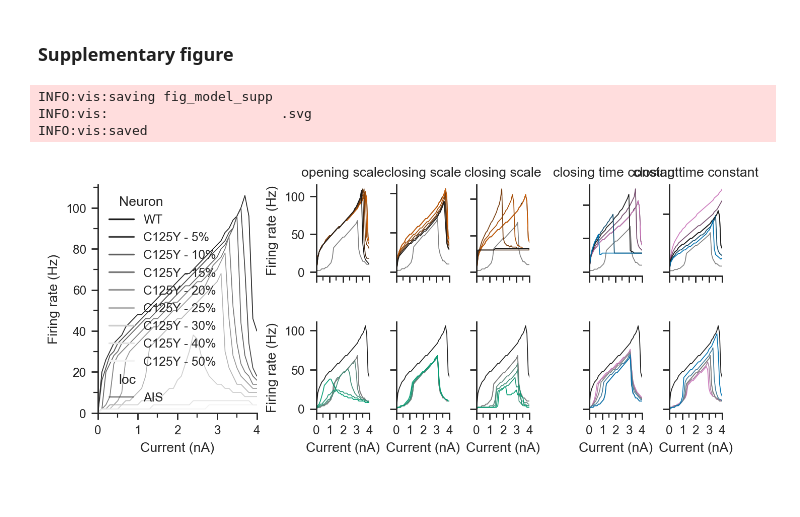
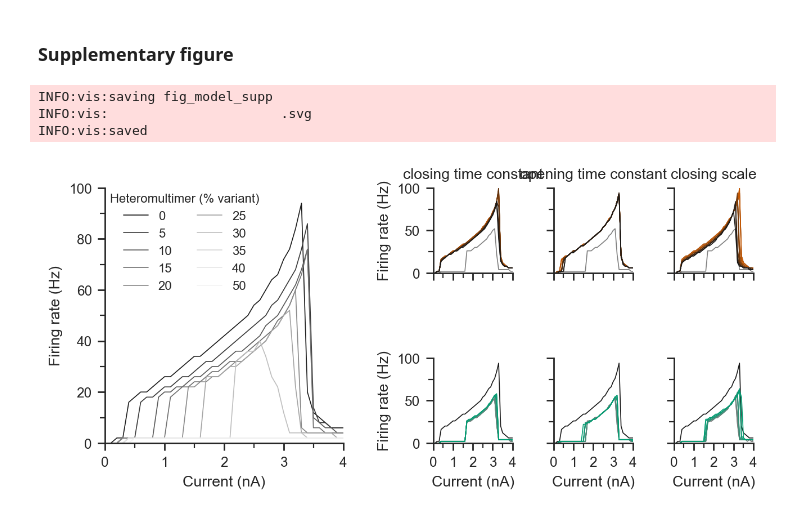
Before and after one commit to ChrisCurrin/pv-kcnc2, a Jupyter notebook: notebook.ipynb, the cells around one changed output. Cells and saved outputs as stored; diff of their text form; code cells hidden in the pictures.

```diff
--- a/notebook.ipynb
+++ b/notebook.ipynb
@@ -573,7 +533,7 @@ def run_sims(pv, stims, fractions, dur, load=False, arrow=False, shape_plot=True
 # %%
 stims = [(amp, 0) for amp in np.round(np.arange(0.,4.1,0.1), 3)]
 
-fractions = [0, 0.05, 0.10, 0.15, 0.20, 0.25, 0.3, 0.4, 0.5]
+fractions = [0, 0.05, 0.10, 0.15, 0.20, 0.25, 0.3, 0.35, 0.4, 0.5]
 
 amp_result = run_sims("default", stims, fractions, dur=500, load=True, arrow=False)
 
@@ -853,8 +831,7 @@ for nrn in [
         ignore_index=True,
     )
 
-fig, ax = plt.subplots(figsize=(8, 1))
-sns.lineplot(
+g = sns.relplot(
     data=v_df,
     x=TIME_LABEL,
     y=VOLTAGE_LABEL,
@@ -867,11 +844,17 @@ sns.lineplot(
     style="Neuron",
     dashes=["", "", (4.8, 1.8)],
     size="loc",
-    size_order=["soma"],
-    ax=ax,
+    size_order=["AIS"],
     legend=False,
+    aspect=8,
+    height=1,
+    row="Neuron",
+    kind="line",
 )
 # remove borders, labels, and ticks
-sns.despine(ax=ax, left=True, bottom=True)
-ax.set(xlabel="", ylabel="", xticks=[], yticks=[])
+sns.despine(left=True, bottom=True)
+g.set(xlabel="", ylabel="", xticks=[], yticks=[])
+
+for nrn in [pv_wt, pv_mut_1, pv_mut_half]:
+    remove_cell_from_neuron(nrn)
 # %% [output]
@@ -1253,22 +1238,19 @@ INFO:vis:saved
 # %%
 sns.set_context("paper", font_scale=1.0)
 
-supp_params = ["k_m", "sigma_m0", "sigma_m1"]
-supp_params_extra = [
-    "tau_m0",
-    "tau_m1",
-]  # these are the same in both channels but varied for robustness
+supp_params = ["tau_gain", "iv_gain", "tau_scale"]
+supp_params_extra = []  # these are the same in both channels but varied for robustness
 
 fig, axes = plt.subplot_mosaic(
     [
         ["pv_frac", "."]
-        + [f"{s}_Kv3" for s in supp_params]
+        + [f"{s}_SKv3_1" for s in supp_params]
         + ["."]
-        + [f"{s}_Kv3" for s in supp_params_extra],
+        + [f"{s}_SKv3_1" for s in supp_params_extra],
         ["pv_frac", "."]
-        + [f"{s}_Kv3m" for s in supp_params]
+        + [f"{s}_SKv3_1m" for s in supp_params]
         + ["."]
-        + [f"{s}_Kv3m" for s in supp_params_extra],
+        + [f"{s}_SKv3_1m" for s in supp_params_extra],
     ],
     # sharex=True,
     # sharey=True,
@@ -1278,7 +1260,7 @@ fig, axes = plt.subplot_mosaic(
         + [1] * len(supp_params)
         + [0.1]
         + [1] * len(supp_params_extra),
-        "hspace": 0.5,
+        "hspace": 1.0,
         "wspace": 0.5,
     },
     dpi=200,
@@ -1287,11 +1269,9 @@ fig, axes = plt.subplot_mosaic(
 # create inset axis
 # axes["v"] = axes["ik"].inset_axes([-0.5, 0.9, 1.0, 0.2])
 axes_key_names = {
-    "k_m_Kv3": "opening scale",
-    "tau_m0_Kv3": "closing time constant",
-    "tau_m1_Kv3": "closing time constant",
-    "sigma_m0_Kv3": "closing scale",
-    "sigma_m1_Kv3": "closing scale",
+    "iv_gain_SKv3_1": "opening time constant",
+    "tau_gain_SKv3_1": "closing time constant",
+    "tau_scale_SKv3_1": "closing scale",
 }
 items = tuple(axes_key_names.items())
 for k, v in items:
@@ -1303,18 +1283,34 @@ axes_params = {key: ax for key, ax in axes.items() if key in axes_key_names}
 ###############################################################################
 # F-I curve
 ###############################################################################
+kvmut_perc = 100 * np.array(sorted(ap_df[KVMUT_FRAC_LABEL].unique()))
+
 sns.lineplot(
     data=ap_df,
     x=CURRENT_LABEL,
     y=FIRING_RATE_LABEL,
     hue="Neuron",
-    palette="Greys_r",
+    palette=sns.color_palette("Greys_r", n_colors=len(kvmut_perc), as_cmap=False),
     # style="Neuron",
     # dashes=['', '', (4.8, 1.8)],
     size="loc",
     size_order=["AIS"],
     ax=axes["pv_frac"],
+    legend=False,
 )
+
+kv_mut_perc_str = [f"{p:.0f}" for p in kvmut_perc]
+axes["pv_frac"].legend(
+    kv_mut_perc_str,
+    title="Heteromultimer (% variant)",
+    title_fontsize="small",
+    fontsize="small",
+    loc="upper left",
+    bbox_to_anchor=(0.0, 1.0),
+    ncol=2,
+    borderaxespad=0.0,
+)
+
 axes["pv_frac"].set_ylim(0, max(100, axes["pv_frac"].get_ylim()[1]))
 # set minor y ticks
 axes["pv_frac"].set_yticks(np.arange(0, axes["pv_frac"].get_ylim()[1], 10), minor=True)
@@ -1329,8 +1325,8 @@ axes["pv_frac"].set_xticks(np.arange(0, axes["pv_frac"].get_xlim()[1], 0.5), min
 # Params
 ###############################################################################
 
-down_pal = sns.blend_palette(["r", "k"], n_colors=len(params["phi_m"]))
-up_pal = sns.blend_palette(["grey", "g"], n_colors=len(params["phi_m"]))
+down_pal = sns.blend_palette(["r", "k"], n_colors=len(params["iv_gain"]))
+up_pal = sns.blend_palette(["grey", "g"], n_colors=len(params["iv_gain"]))
 
 base_kwargs = dict(
     x=CURRENT_LABEL,
@@ -1342,8 +1338,8 @@ base_kwargs = dict(
 
 
 for i, (key, ax) in enumerate(axes_params.items()):
-    col = key.replace("_Kv3m", "").replace("_Kv3", "")
-    if "Kv3m" in key:
+    col = key.replace("_SKv3_1m", "").replace("_SKv3_1", "")
+    if "SKv3_1m" in key:
         pal = (
             sns.blend_palette(["m", "grey", "b"], n_colors=len(params[col]))
             if col in supp_params_extra
@@ -1362,7 +1358,6 @@ for i, (key, ax) in enumerate(axes_params.items()):
         ax.set_title(axes_key_names[key])
 
     # plot reference points
-    col = key.replace("_Kv3m", "").replace("_Kv3", "")
     sns.lineplot(
         data=ap_df[ap_df[KVMUT_FRAC_LABEL].isin([0.25])],
         **base_kwargs,
@@ -1381,32 +1376,36 @@ for i, (key, ax) in enumerate(axes_params.items()):
     )
     # plot data
     sns.lineplot(
         data=param_df[param_df["param"] == key],
         ax=ax,
         hue="value",
-        hue_order=params[col][::-1] if "Kv3m" in key else params[col],
+        hue_order=params[col][::-1] if "SKv3_1m" in key else params[col],
         palette=pal,
         **base_kwargs,
         # legend=(i == 0),
         legend=False,
     )
 
     # odd columns
     if i > 0 and i != len(axes_params) // 2:
         ax.set_ylabel("")
         ax.set_yticklabels([])
     # all rows except last
     if i < len(axes_params) // 2:
         ax.set_xlabel("")
         ax.set_xticklabels([])
 
     ax.set_xticks(np.arange(0, ax.get_xlim()[1], 1), minor=False)
     ax.set_xticks(np.arange(0, ax.get_xlim()[1], 0.5), minor=True)
     ax.set_xlim(0, 4)
+    ax.set_ylim(0, max(100, axes["pv_frac"].get_ylim()[1]))
+    # set minor y ticks
+    ax.set_yticks(np.arange(0, axes["pv_frac"].get_ylim()[1], 25), minor=True)
+
 
 save_fig("fig_model_supp", ("svg",))
 # %% [output]
 INFO:vis:saving fig_model_supp
 INFO:vis:                      .svg
 INFO:vis:saved
-[figure, old version]
+[figure, new version]
```
Also changed, not shown: parts of 11 cells of this notebook, 3 other files.
